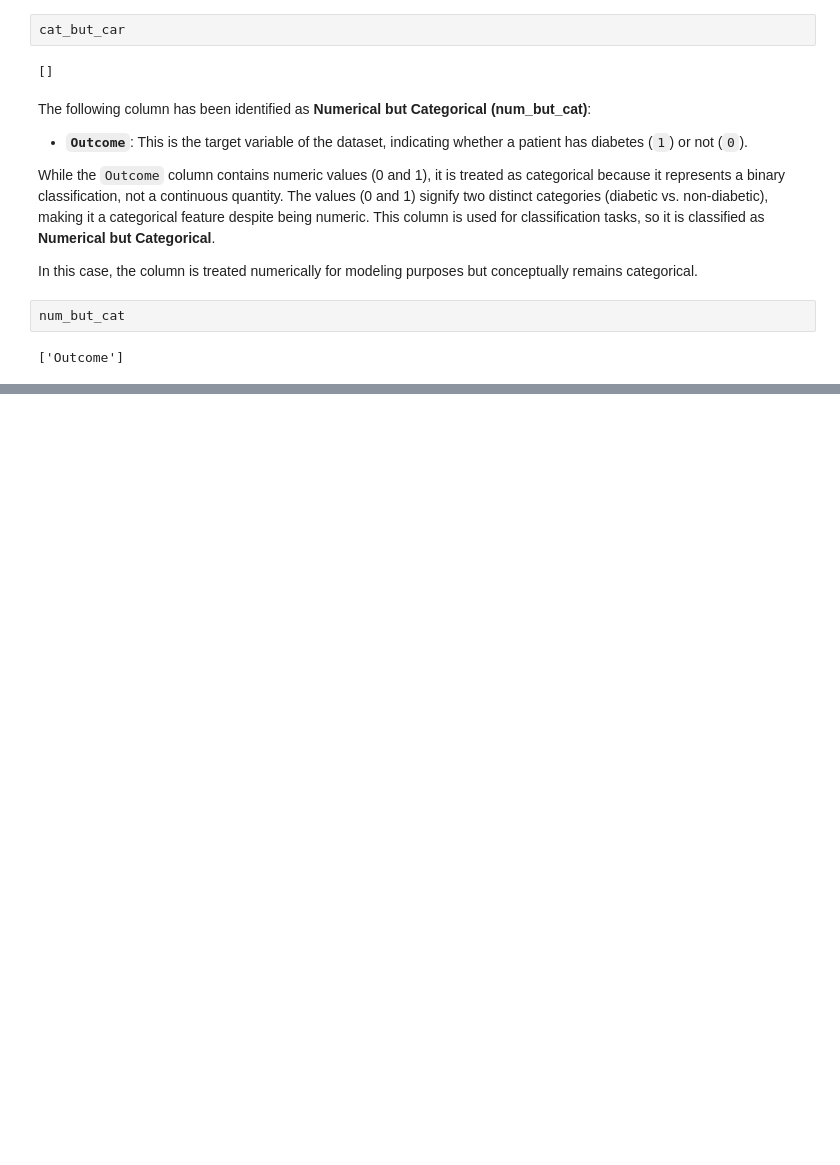
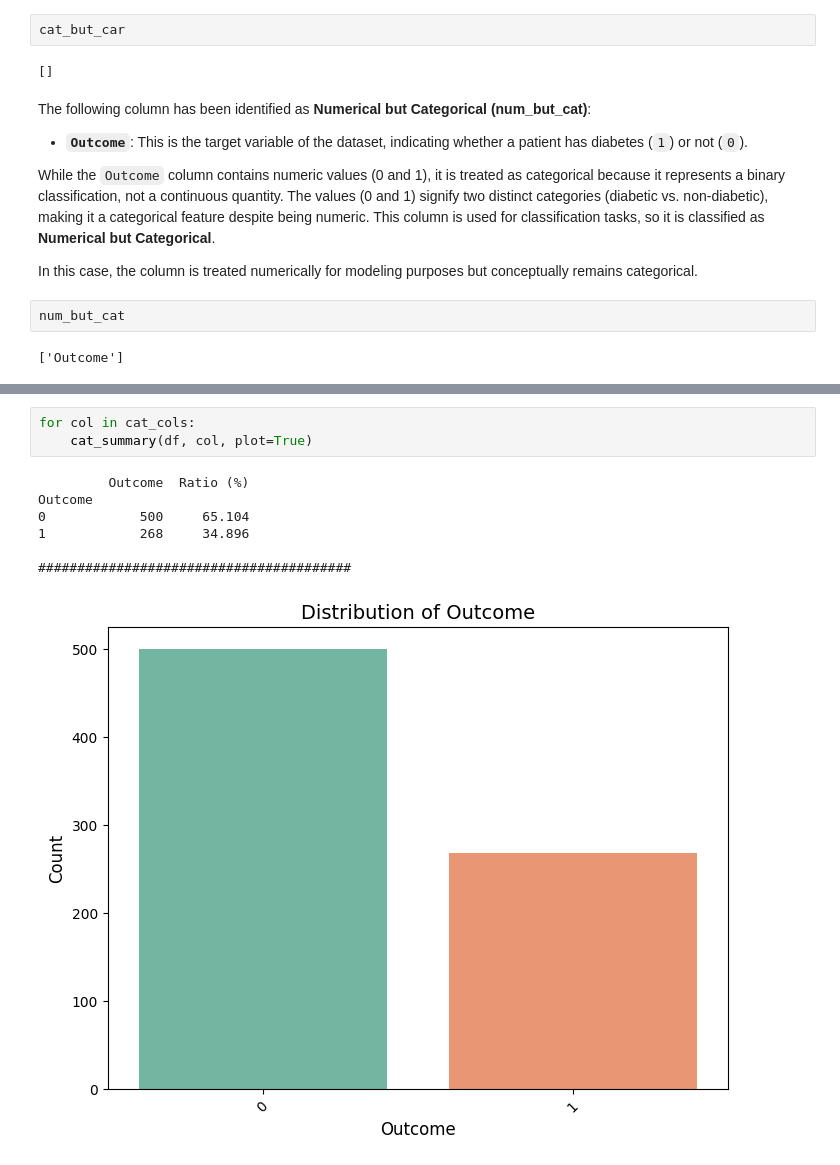
Before and after one commit to sergio11/diabetes_prediction_ml, a Jupyter notebook: Predicting_Diabetes_Diagnosis_Using_Machine_Learning_A_Comprehensive_Analysis_of_Patient_Data.ipynb, the cells around one changed output, grey strips where cells are left out. Saved outputs shown, nothing was run; the diff lists cells and outputs as text; blank space fills up the shorter version.

```diff
--- a/Predicting_Diabetes_Diagnosis_Using_Machine_Learning_A_Comprehensive_Analysis_of_Patient_Data.ipynb
+++ b/Predicting_Diabetes_Diagnosis_Using_Machine_Learning_A_Comprehensive_Analysis_of_Patient_Data.ipynb
@@ -399,0 +479,11 @@ num_but_cat
+# %%
+for col in cat_cols:
+    cat_summary(df, col, plot=True)
+# %% [output]
+         Outcome  Ratio (%)
+Outcome
+0            500     65.104
+1            268     34.896
+
+########################################
+[figure, added]
```
Also changed, not shown: parts of 18 cells of this notebook.
